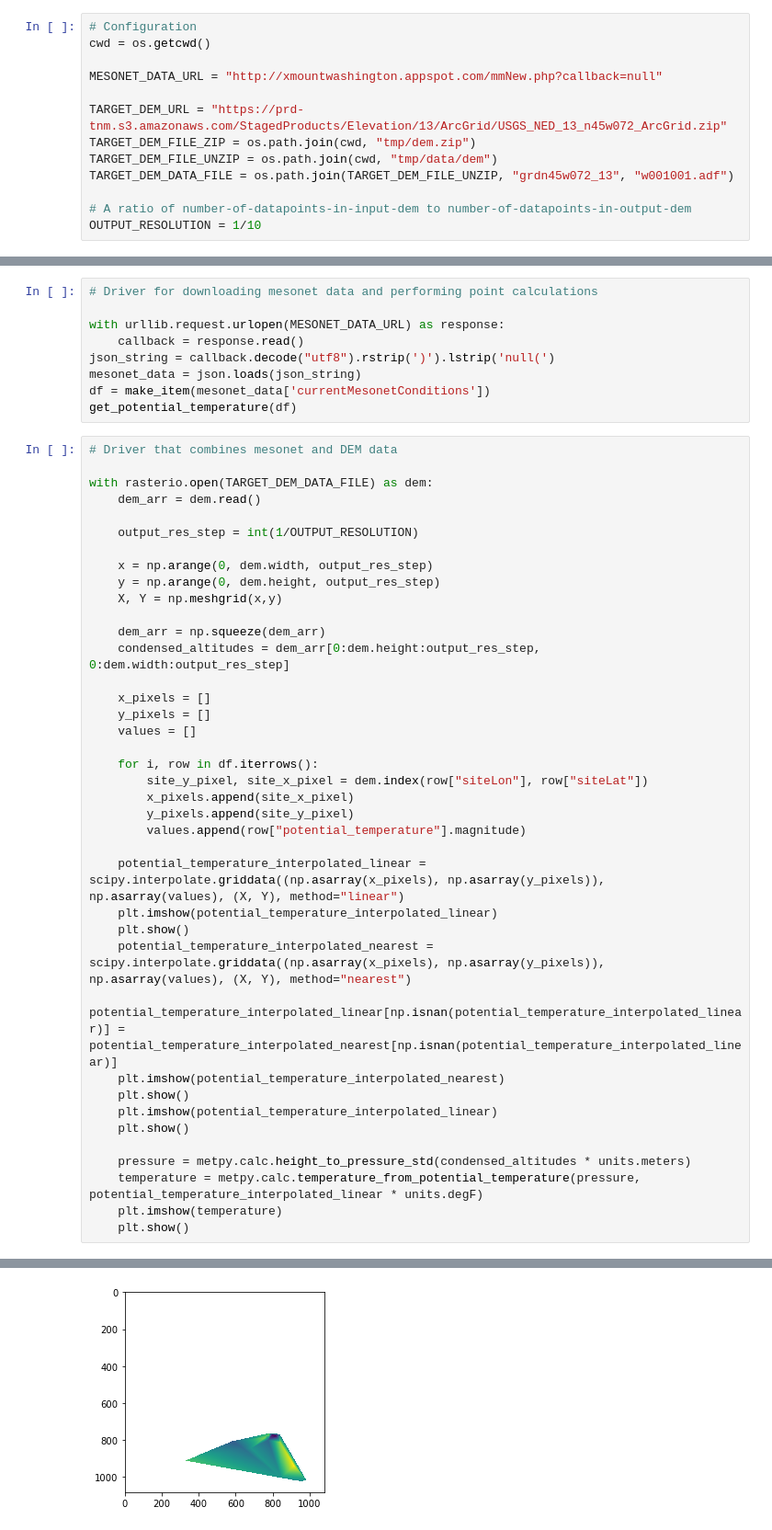
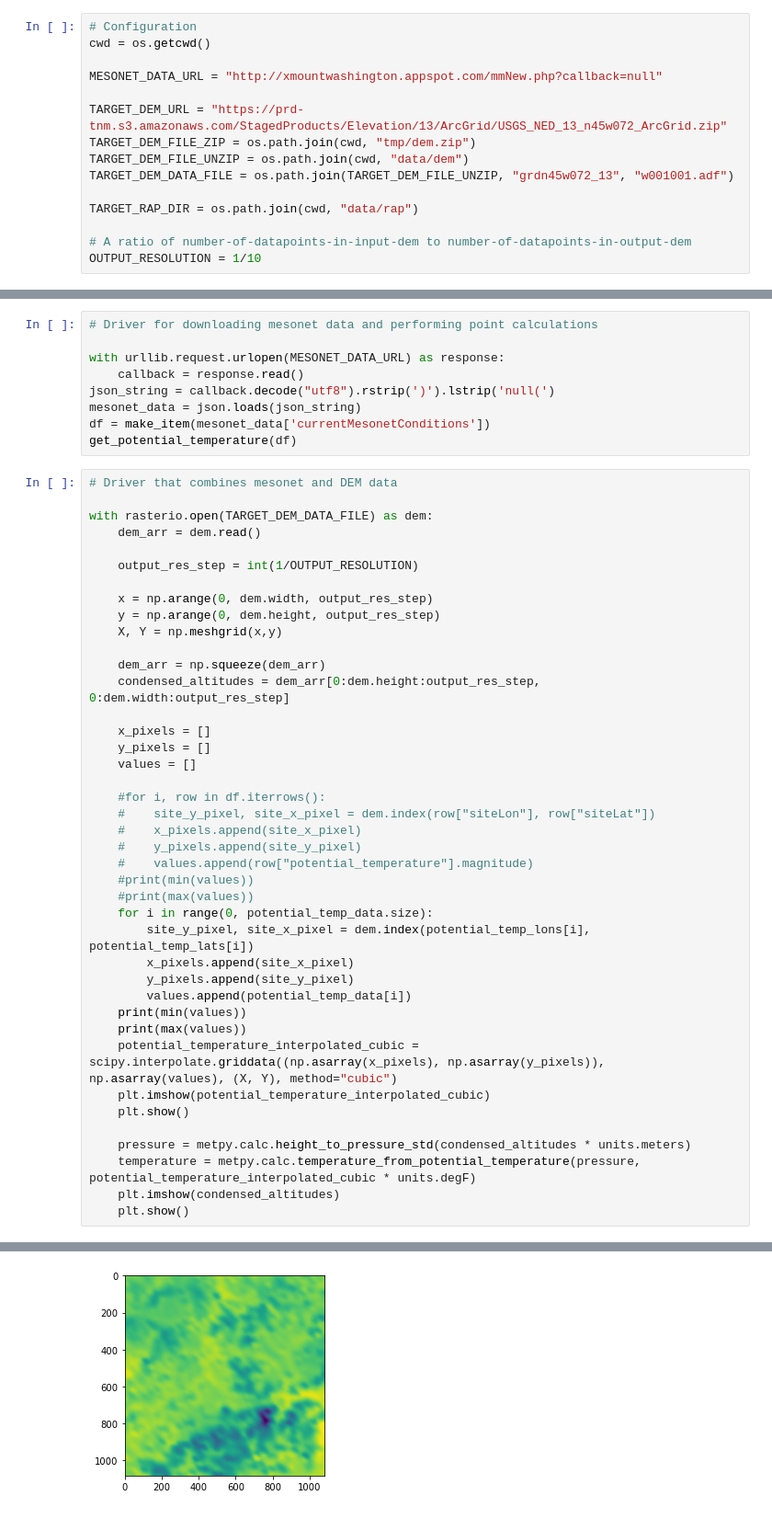
Before and after one commit to mikedorfman/mesonet-interpolation, a Jupyter notebook: temperature/Untitled.ipynb, the cells around one changed output, grey strips where cells are left out. Shown at 92% size. Drawn from its saved outputs; the diff is of its cells as text.

Commit message:
Saving progress - starting to move more toward a real-time-mesoscale-analysis tweak instead of a full-blown generated temperature map (too falsely related to elevation).

```diff
--- a/temperature/Untitled.ipynb
+++ b/temperature/Untitled.ipynb
@@ -47,8 +47,10 @@ MESONET_DATA_URL = "http://xmountwashington.appspot.com/mmNew.php?callback=null"
 
 TARGET_DEM_URL = "https://prd-tnm.s3.amazonaws.com/StagedProducts/Elevation/13/ArcGrid/USGS_NED_13_n45w072_ArcGrid.zip"
 TARGET_DEM_FILE_ZIP = os.path.join(cwd, "tmp/dem.zip")
-TARGET_DEM_FILE_UNZIP = os.path.join(cwd, "tmp/data/dem")
+TARGET_DEM_FILE_UNZIP = os.path.join(cwd, "data/dem")
 TARGET_DEM_DATA_FILE = os.path.join(TARGET_DEM_FILE_UNZIP, "grdn45w072_13", "w001001.adf")
+
+TARGET_RAP_DIR = os.path.join(cwd, "data/rap")
 
 # A ratio of number-of-datapoints-in-input-dem to number-of-datapoints-in-output-dem
 OUTPUT_RESOLUTION = 1/10
@@ -163,24 +212,26 @@ with rasterio.open(TARGET_DEM_DATA_FILE) as dem:
     y_pixels = []
     values = []
 
-    for i, row in df.iterrows():
-        site_y_pixel, site_x_pixel = dem.index(row["siteLon"], row["siteLat"])
+    #for i, row in df.iterrows():
+    #    site_y_pixel, site_x_pixel = dem.index(row["siteLon"], row["siteLat"])
+    #    x_pixels.append(site_x_pixel)
+    #    y_pixels.append(site_y_pixel)
+    #    values.append(row["potential_temperature"].magnitude)
+    #print(min(values))
+    #print(max(values))
+    for i in range(0, potential_temp_data.size):
+        site_y_pixel, site_x_pixel = dem.index(potential_temp_lons[i], potential_temp_lats[i])
         x_pixels.append(site_x_pixel)
         y_pixels.append(site_y_pixel)
-        values.append(row["potential_temperature"].magnitude)
-
-    potential_temperature_interpolated_linear = scipy.interpolate.griddata((np.asarray(x_pixels), np.asarray(y_pixels)), np.asarray(values), (X, Y), method="linear")
-    plt.imshow(potential_temperature_interpolated_linear)
-    plt.show()
-    potential_temperature_interpolated_nearest = scipy.interpolate.griddata((np.asarray(x_pixels), np.asarray(y_pixels)), np.asarray(values), (X, Y), method="nearest")
-    potential_temperature_interpolated_linear[np.isnan(potential_temperature_interpolated_linear)] = potential_temperature_interpolated_nearest[np.isnan(potential_temperature_interpolated_linear)]
-    plt.imshow(potential_temperature_interpolated_nearest)
-    plt.show()
-    plt.imshow(potential_temperature_interpolated_linear)
+        values.append(potential_temp_data[i])
+    print(min(values))
+    print(max(values))
+    potential_temperature_interpolated_cubic = scipy.interpolate.griddata((np.asarray(x_pixels), np.asarray(y_pixels)), np.asarray(values), (X, Y), method="cubic")
+    plt.imshow(potential_temperature_interpolated_cubic)
     plt.show()
 
     pressure = metpy.calc.height_to_pressure_std(condensed_altitudes * units.meters)
-    temperature = metpy.calc.temperature_from_potential_temperature(pressure, potential_temperature_interpolated_linear * units.degF)
-    plt.imshow(temperature)
+    temperature = metpy.calc.temperature_from_potential_temperature(pressure, potential_temperature_interpolated_cubic * units.degF)
+    plt.imshow(condensed_altitudes)
     plt.show()
 # %% [output]
@@ -187 +240 @@ with rasterio.open(TARGET_DEM_DATA_FILE) as dem:
-[figure, old version]
+[figure, new version]
```
Also changed, not shown: parts of 4 cells of this notebook.
